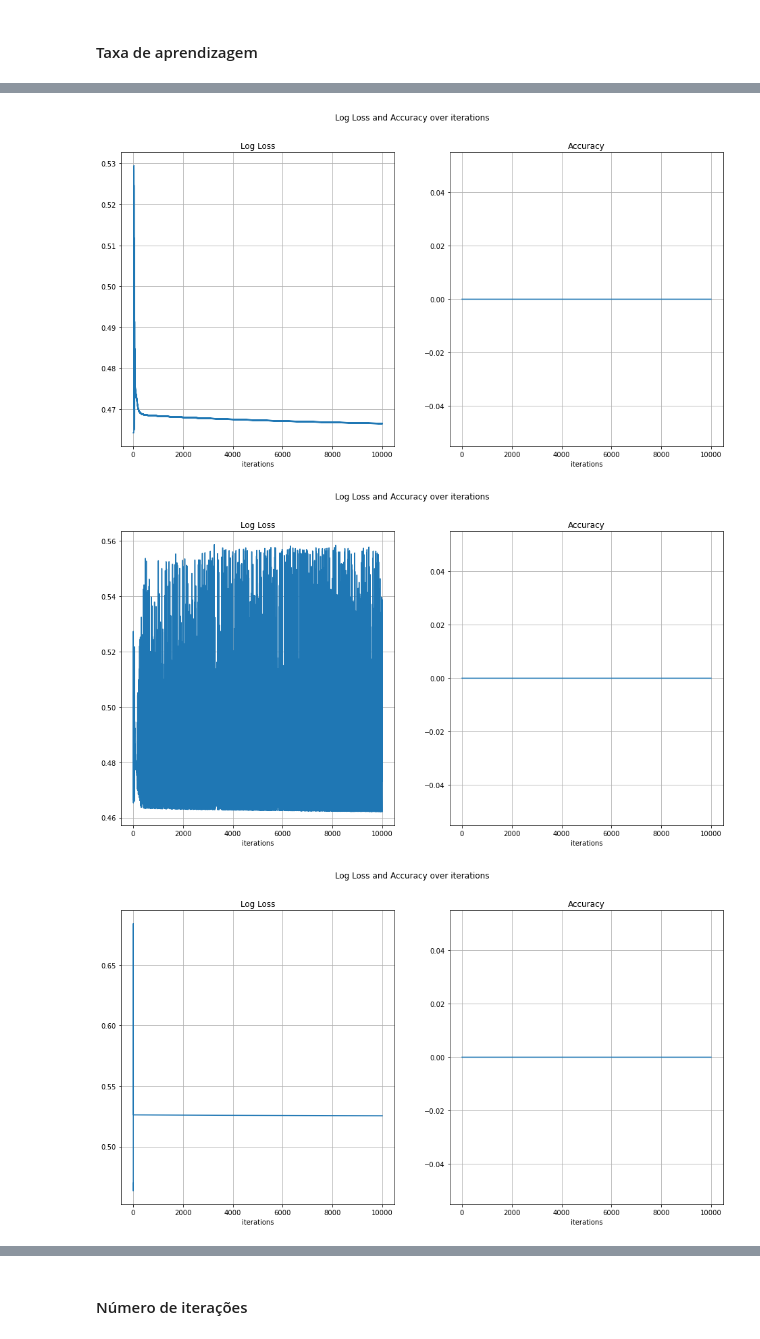
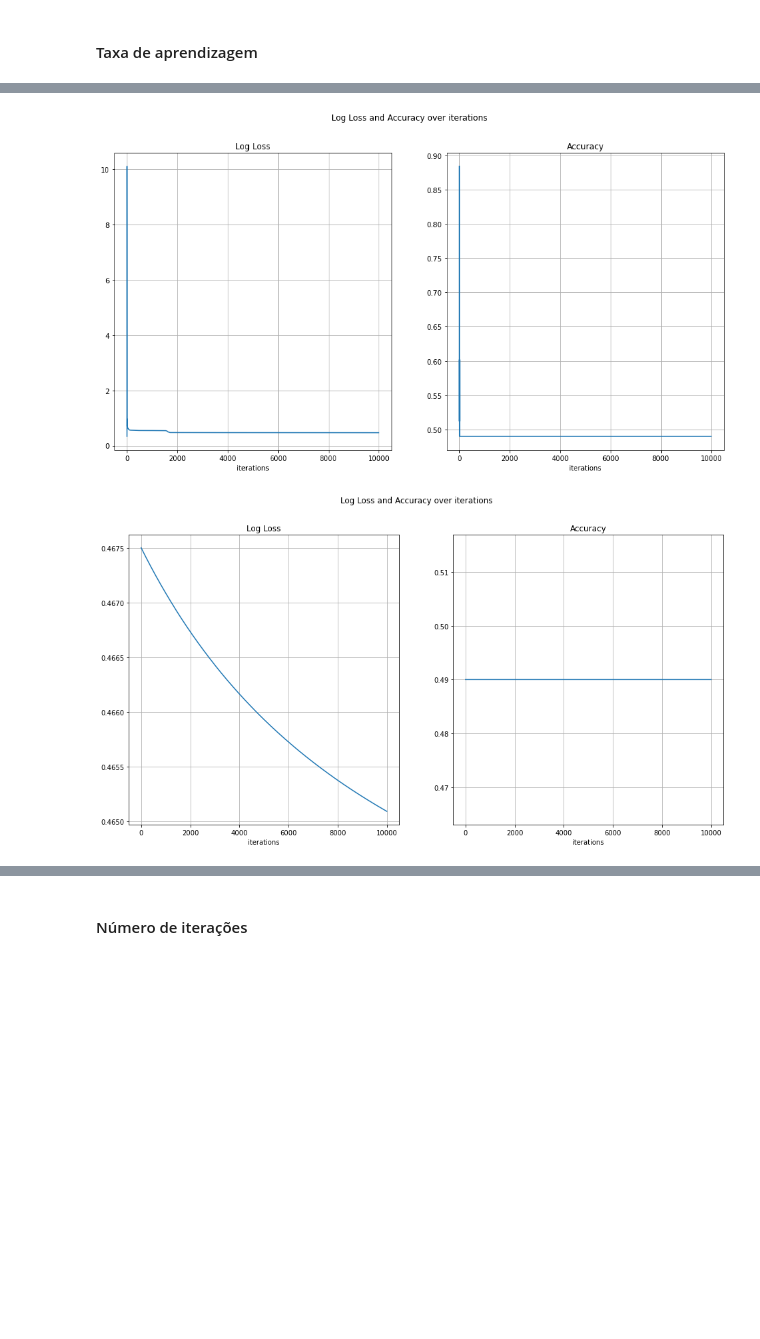
Before and after one commit to BulgarelliM/Computational-Intelligence, a Jupyter notebook: Neural_Network/Backprop_Exercise_HW.ipynb, the cells around one changed output, grey strips where cells are left out. Saved outputs shown, nothing was run; the diff lists cells and outputs as text; code cells hidden in the pictures; blank space fills up the shorter version.

```diff
--- a/Neural_Network/Backprop_Exercise_HW.ipynb
+++ b/Neural_Network/Backprop_Exercise_HW.ipynb
@@ -234,7 +235,7 @@ shape of y is (500,)
 # %%
 #### Initialize the network parameter
-W_1 = W_1_default
-W_2 = W_2_default
+W_1 = W_1_default.copy()
+W_2 = W_2_default.copy()
 num_iter = 10000
 learning_rate = 0.05
 x_mat = x_mat_full
@@ -303,7 +304,7 @@ shape of y is (500,)
 # %%
 #### Initialize the network parameters
-W_1 = W_1_default
-W_2 = W_2_default
+W_1 = W_1_default.copy()
+W_2 = W_2_default.copy()
 num_iter = 10000
 learning_rate = 0.05
 x_mat = x_mat_full
@@ -372,7 +373,7 @@ shape of y is (500,)
 # %%
 #### Initialize the network parameters
-W_1 = W_1_default
-W_2 = W_2_default
+W_1 = W_1_default.copy()
+W_2 = W_2_default.copy()
 num_iter = 10000
 learning_rate = 0.05
 x_mat = x_mat_full
@@ -443,7 +444,7 @@ shape of y is (500,)
 # %%
 #### Initialize the network parameters
-W_1 = W_1_default
-W_2 = W_2_default
+W_1 = W_1_default.copy()
+W_2 = W_2_default.copy()
 num_iter = 10000
 learning_rate = 0.05
 x_mat = x_mat_full
@@ -516,13 +517,14 @@ ax.axis('equal');
 #### Taxa de aprendizagem
 # %%
 #### Initialize the network parameters
-W_1 = W_1_default
-W_2 = W_2_default
+W_1 = W_1_default.copy()
+W_2 = W_2_default.copy()
 num_iter = 10000
-learning_rates = [0.05, 0.1, 0.3, 0.5, 0.7]
+learning_rates = [0.05, 0.1, 0.3, 0.5]
 x_mat = x_mat_full
 
 for learning_rate in learning_rates:
+    y = ((np.abs(x_mat_full[:,0]) + np.abs(x_mat_full[:,1]))<1).astype(int)
     print('--------------------------------')
     print('Learning Rate: ', learning_rate)
     loss_vals, accuracies = [], []
@@ -571,3 +573,2 @@ Accuracy:  0.0
-[figure, old version]
+[figure, new version]
-[figure, old version]
+[figure, new version]
-[figure, removed]
```
Also changed, not shown: parts of 18 cells of this notebook.
